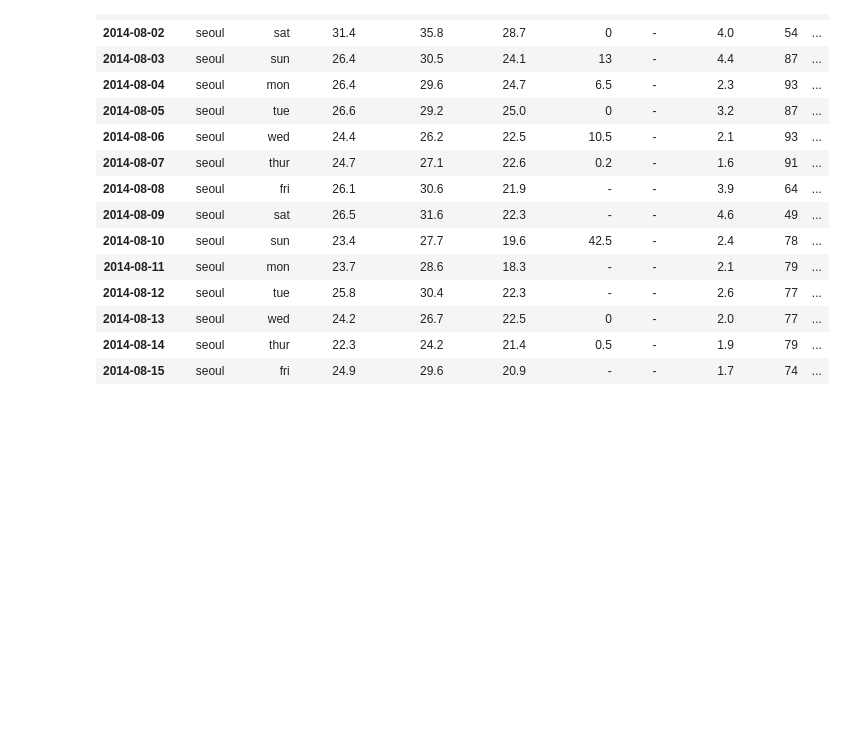
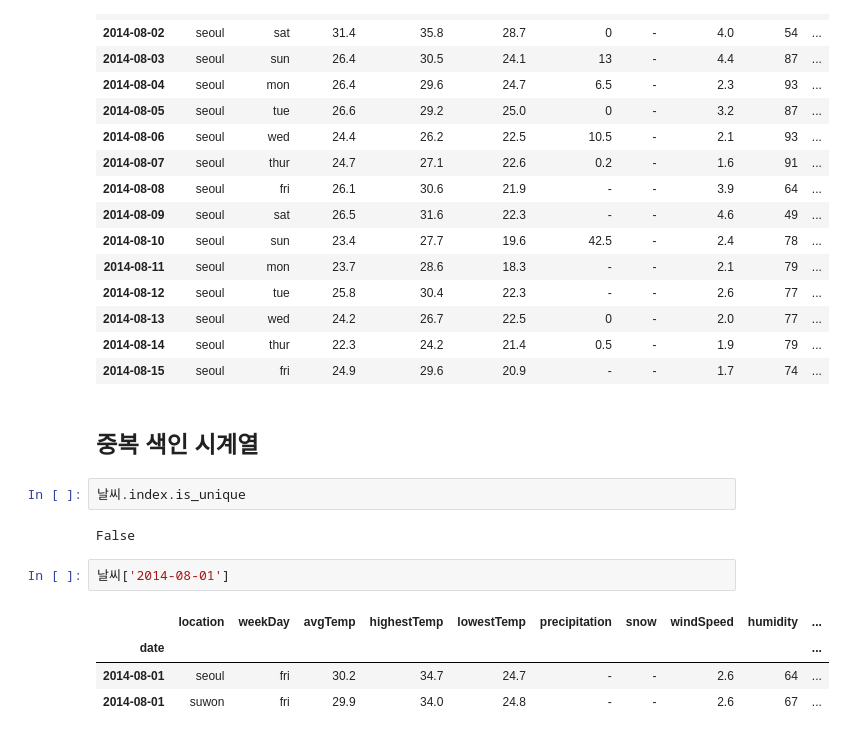
Before and after one commit to lseongjoo/bigpy, a Jupyter notebook: TimeSeries.ipynb, the cells around one changed output. Cells and saved outputs as stored; diff of their text form; blank space fills up the shorter version.

```diff
--- a/TimeSeries.ipynb
+++ b/TimeSeries.ipynb
@@ -83,3 +83,16 @@ DatetimeIndex(['2013-08-01', '2013-08-02', '2013-08-03', '2013-08-04',
 | 2014-08-13 | seoul | wed | 24.2 | 26.7 | 22.5 | 0 | - | 2.0 | 77 | ... |
 | 2014-08-14 | seoul | thur | 22.3 | 24.2 | 21.4 | 0.5 | - | 1.9 | 79 | ... |
 | 2014-08-15 | seoul | fri | 24.9 | 29.6 | 20.9 | - | - | 1.7 | 74 | ... |
+# %% [markdown]
+## 중복 색인 시계열
+# %%
+날씨.index.is_unique
+# %% [output]
+False
+# %%
+날씨['2014-08-01']
+# %% [output]
+|  | location | weekDay | avgTemp | highestTemp | lowestTemp | precipitation | snow | windSpeed | humidity | ... |
+| date |  |  |  |  |  |  |  |  |  | ... |
+| 2014-08-01 | seoul | fri | 30.2 | 34.7 | 24.7 | - | - | 2.6 | 64 | ... |
+| 2014-08-01 | suwon | fri | 29.9 | 34.0 | 24.8 | - | - | 2.6 | 67 | ... |
```
Also changed, not shown: parts of 3 cells of this notebook.
